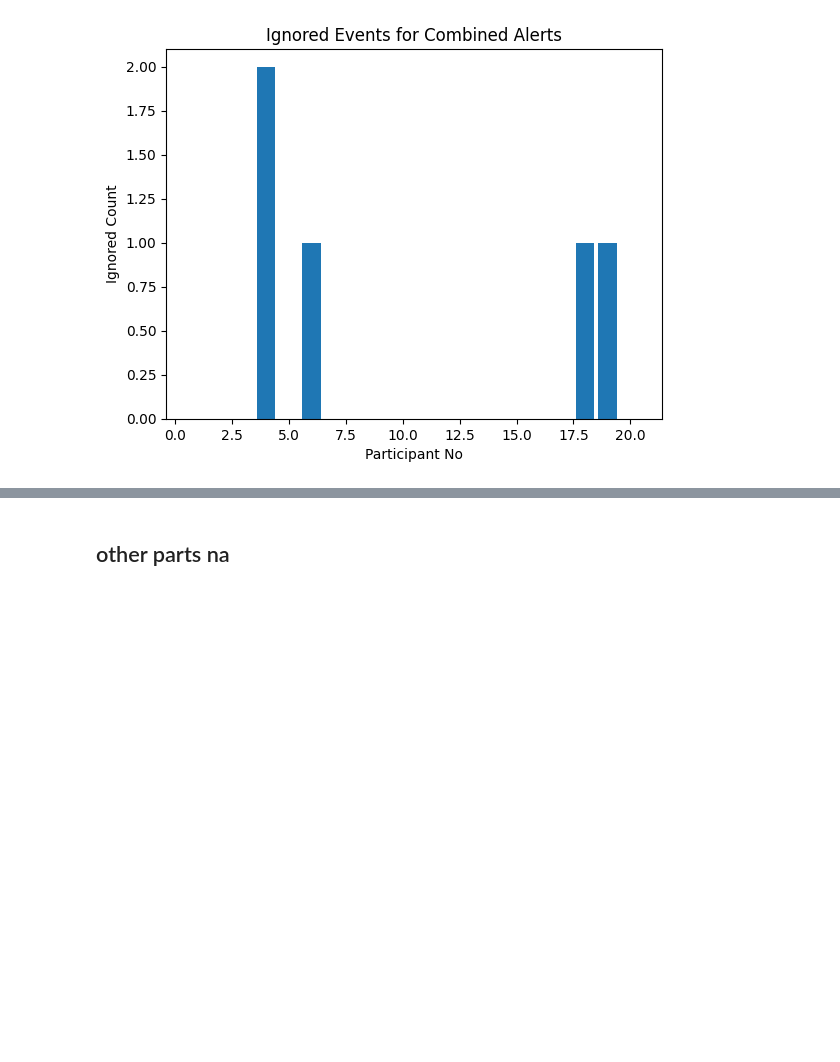
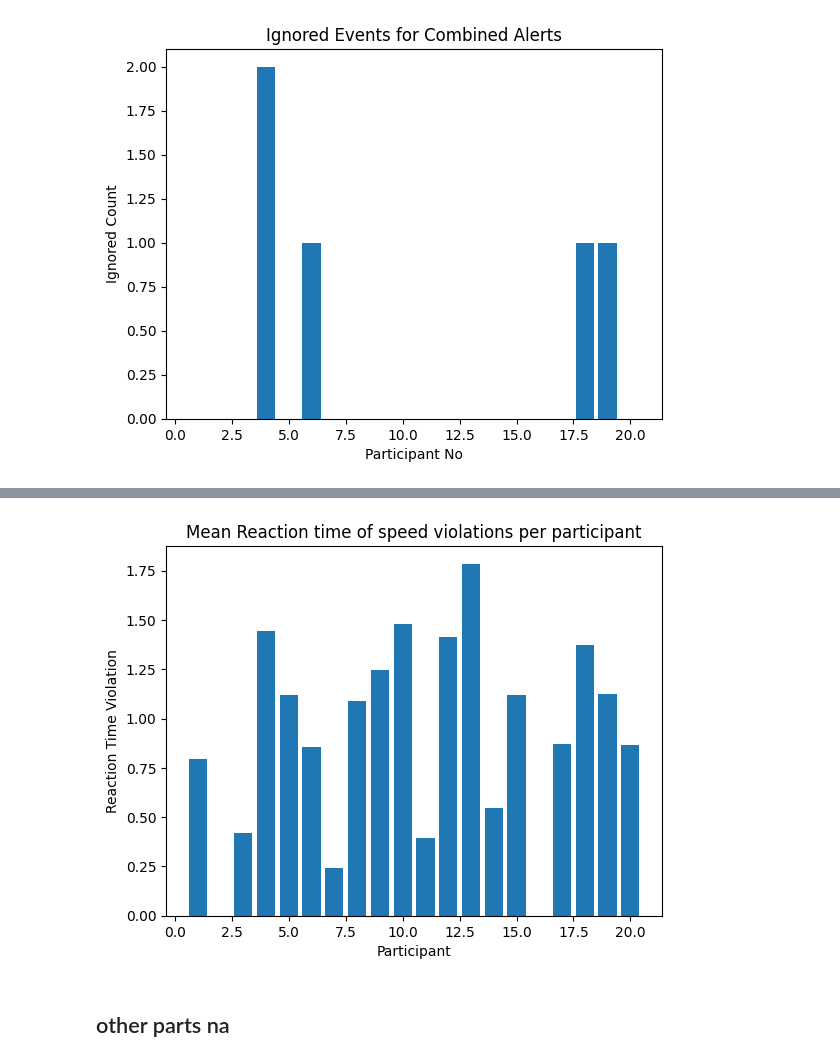
Before and after one commit to KeirAAAlcantara/SimAnalysis, a Jupyter notebook: Sim_Analysis.ipynb, the cells around one changed output, grey strips where cells are left out. Saved outputs shown, nothing was run; the diff lists cells and outputs as text; code cells hidden in the pictures; blank space fills up the shorter version.

```diff
--- a/Sim_Analysis.ipynb
+++ b/Sim_Analysis.ipynb
@@ -624,3 +648,11 @@ plt.show()
+# %%
+plt.bar(mean_rt_2.index, mean_rt_2.values)
+plt.xlabel("Participant")
+plt.ylabel("Reaction Time Violation")
+plt.title("Mean Reaction time of speed violations per participant")
+plt.show()
+# %% [output]
+[figure, added]
 # %% [markdown]
 ## other parts na
 # %%
```
Also changed, not shown: parts of 2 cells of this notebook.
